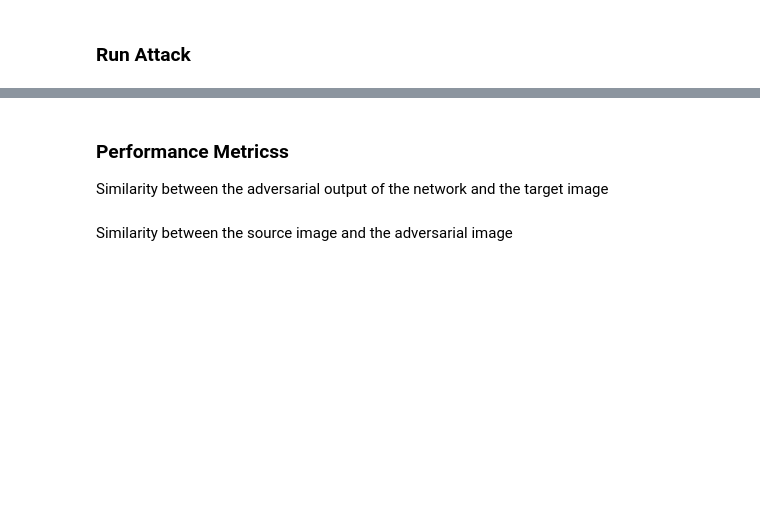
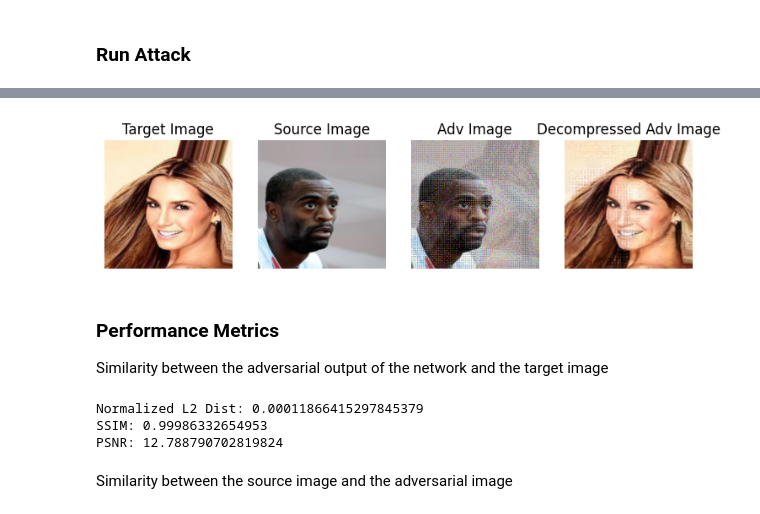
Before and after one commit to neddamj/nicsec, a Jupyter notebook: attack_neural_compression.ipynb, the cells around one changed output, grey strips where cells are left out. Saved outputs shown, nothing was run; the diff lists cells and outputs as text; code cells hidden in the pictures; blank space fills up the shorter version.

```diff
--- a/attack_neural_compression.ipynb
+++ b/attack_neural_compression.ipynb
@@ -154,22 +173,24 @@ plt.show()
 # %%
 # Create a figure to hold the subplots
-fig, axs = plt.subplots(num_sources, 4, figsize=(num_sources * 5, num_sources * 2))  # num_sources rows, 4 columns
+fig, axs = plt.subplots(num_sources, 4, figsize=(9, 5))  # num_sources rows, 4 columns
 labels = ['Target Image', 'Source Image', 'Adv Image', 'Decompressed Adv Image']
 
 for idx in range(num_sources):
     images = [x, x_src[idx], x_adv[idx], output[idx]]
 
     # Iterate over the images and axes to plot each image
-    for img_idx, ax in enumerate(axs[idx]):  # Use idx for outer loop, img_idx for inner
+    for img_idx, ax in enumerate(axs[idx] if num_sources > 1 else axs):  # Use idx for outer loop, img_idx for inner
         img = images[img_idx].clip(0, 1).squeeze(0).permute(1, 2, 0).detach().numpy()  # Change the shape to [H, W, C]
         ax.imshow(img)
         if idx == 0:
             ax.set_title(labels[img_idx])
         ax.axis('off')  # Hide axis
 
 plt.show()
+# %% [output]
+[figure, added]
 # %% [markdown]
-### Performance Metricss
+### Performance Metrics
 
 Similarity between the adversarial output of the network and the target image
 # %%
@@ -187,2 +202,14 @@ normalized_l2_dist, struct_sim, psnr
+# %%
+normalized_l2_dist, struct_sim, psnr = [], [], []
+for i in range(num_sources):
+    normalized_l2_dist.append(torch.norm(x - output[i]) / (3 * img_WH * img_WH))
+    struct_sim.append(ssim(x, output[i].unsqueeze(0)))
+    psnr.append(calculate_psnr(x, output[i]))
+
+print(f'Normalized L2 Dist: {torch.tensor(normalized_l2_dist).mean()}\nSSIM: {torch.tensor(struct_sim).mean()}\nPSNR: {torch.tensor(psnr).mean()}')
+# %% [output]
+Normalized L2 Dist: 0.00011866415297845379
+SSIM: 0.99986332654953
+PSNR: 12.788790702819824
 # %% [markdown]
 Similarity between the source image and the adversarial image
```
Also changed, not shown: parts of 11 cells of this notebook.
